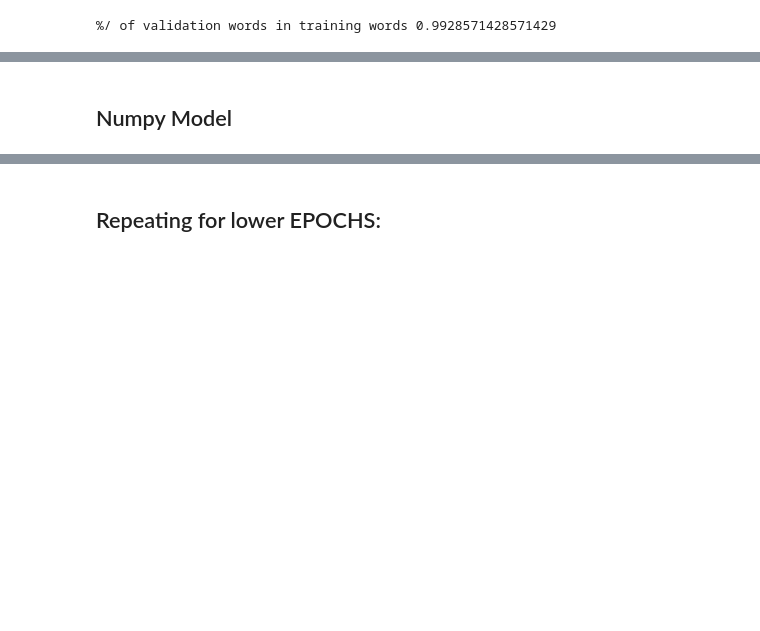
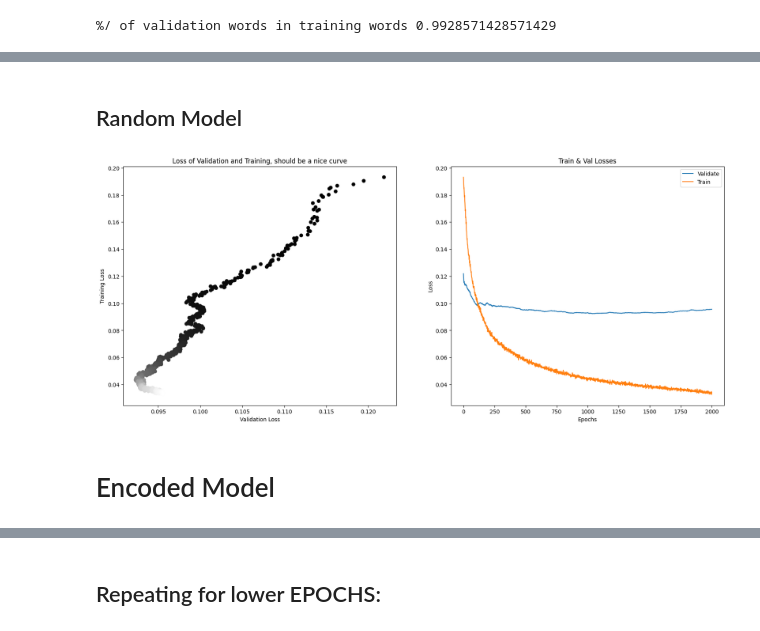
Before and after one commit to henry-dev-atkins/QNLP_MasterWork, a Jupyter notebook: IanMeeting.ipynb, the cells around one changed output, grey strips where cells are left out. Drawn from its saved outputs; the diff is of its cells as text; code cells hidden in the pictures; blank space fills up the shorter version.

```diff
--- a/IanMeeting.ipynb
+++ b/IanMeeting.ipynb
@@ -401,9 +488,9 @@ labels = grouped_data['score']
 training = pd.read_csv("Data/TrainingData.txt")
 test = pd.read_csv("Data/TestData.txt")
 
-train_data =  [make_circuit_from_data(training, i)[1] for i in range(len(training))]
+train_data =  [make_circuit_from_data(training, i, NOUN_QUBIT_COUNT, VERB_QUBIT_COUNT)[1] for i in range(len(training))]
 train_labels = labels[training['Unnamed: 0'].values]
-val_data = [make_circuit_from_data(test, i)[1] for i in range(len(test))]
+val_data = [make_circuit_from_data(test, i, NOUN_QUBIT_COUNT, VERB_QUBIT_COUNT)[1] for i in range(len(test))]
 val_labels = labels[test['Unnamed: 0'].values]
 
 diagrams = train_data + val_data
@@ -454,20 +597,14 @@ array([ 0.92208192, -1.4491714 , -1.14017986,  2.3314512 ,  2.80335132,
 # %% [markdown]
-## Numpy Model
+## Random Model
-# %%
-from lambeq import QuantumTrainer, SPSAOptimizer, NumpyModel, MSELoss
-
-numpy_model = NumpyModel.from_diagrams(diagrams, use_jit=True)
-mse = MSELoss()
-
-numpy_trainer = QuantumTrainer(
-    numpy_model,
-    loss_function=mse,
-    epochs=EPOCHS,
-    optimizer=SPSAOptimizer,
-    optim_hyperparams={'a': 0.5, 'c': 0.10, 'A':0.01*EPOCHS},
-    evaluate_functions={'mse': MSELoss()},
-    evaluate_on_train=True,
-    verbose = 'text',
-    seed=SEED
-)
-numpy_trainer.fit(train_dataset, val_dataset, logging_step=100)
+# %%
+random_trainer.fit(train_dataset, val_dataset, logging_step=100)
+random_model.save("random_model/random_model")
+
+np.save('random_model/train_path.npy', random_trainer.train_epoch_costs)
+np.save('random_model/val_path.npy', random_trainer.val_costs)
+# %%
+plot_model_over_training(random_trainer)
+# %% [output]
+[figure, added]
+# %% [markdown]
+# Encoded Model
```
Also changed, not shown: parts of 31 cells of this notebook, 30 other files.
